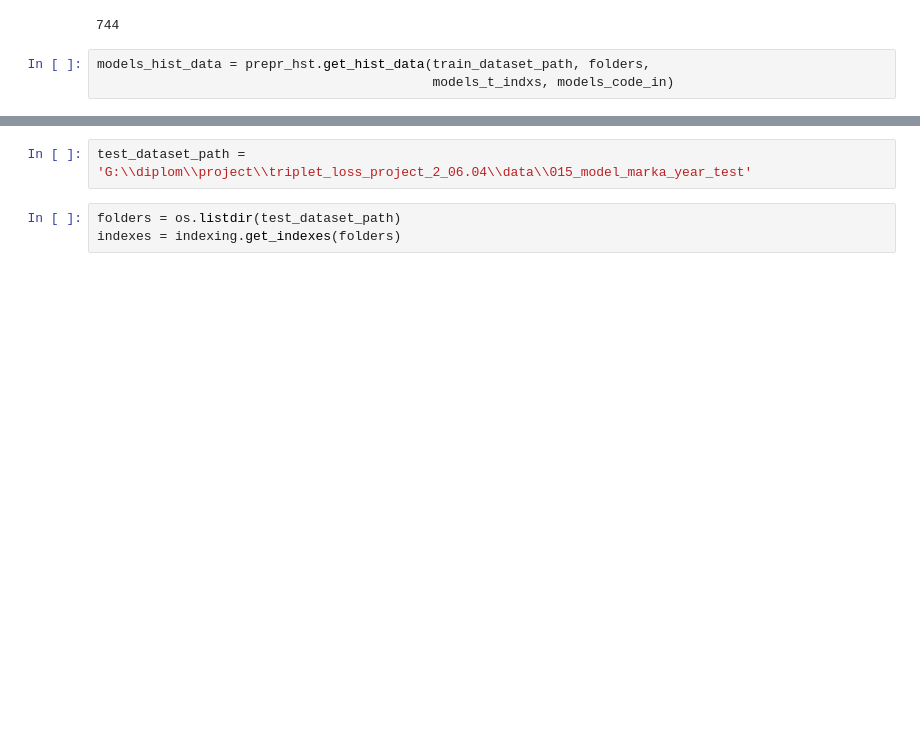
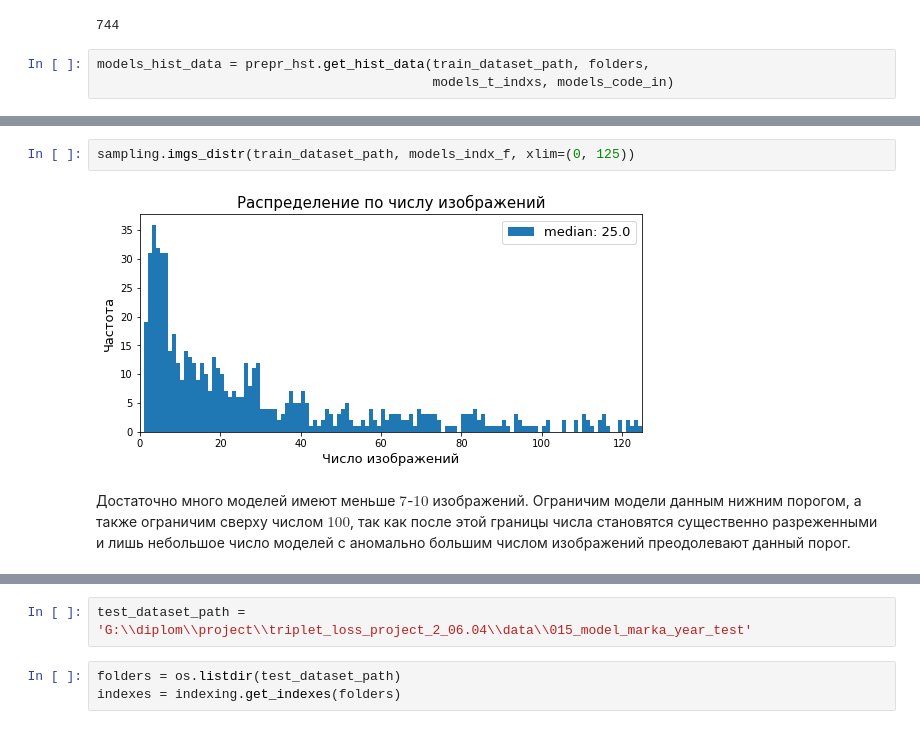
Before and after one commit to vederko-p/Junior-ML-Contest, a Jupyter notebook: 1. Dataset analysis.ipynb, the cells around one changed output, grey strips where cells are left out. Saved outputs shown, nothing was run; the diff lists cells and outputs as text; blank space fills up the shorter version.

```diff
--- a/1. Dataset analysis.ipynb
+++ b/1. Dataset analysis.ipynb
@@ -187,0 +186,6 @@ from typing import Tuple, Callable
+# %%
+sampling.imgs_distr(train_dataset_path, models_indx_f, xlim=(0, 125))
+# %% [output]
+[figure, added]
+# %% [markdown]
+Достаточно много моделей имеют меньше $7$-$10$ изображений. Ограничим модели данным нижним порогом, а также ограничим сверху числом $100$, так как после этой границы числа становятся существенно разреженными и лишь небольшое число моделей с аномально большим числом изображений преодолевают данный порог.
```
Also changed, not shown: parts of 39 cells of this notebook.
